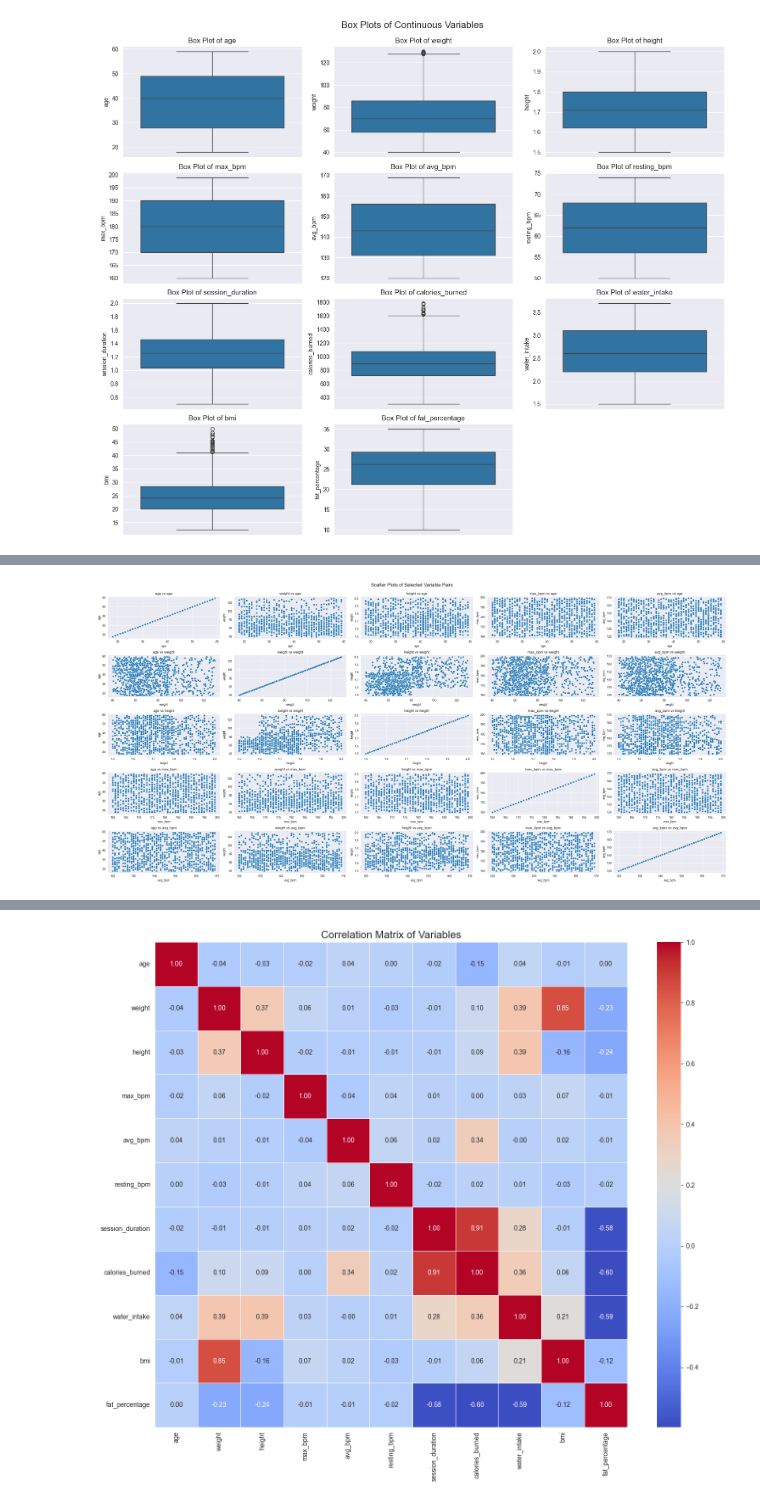
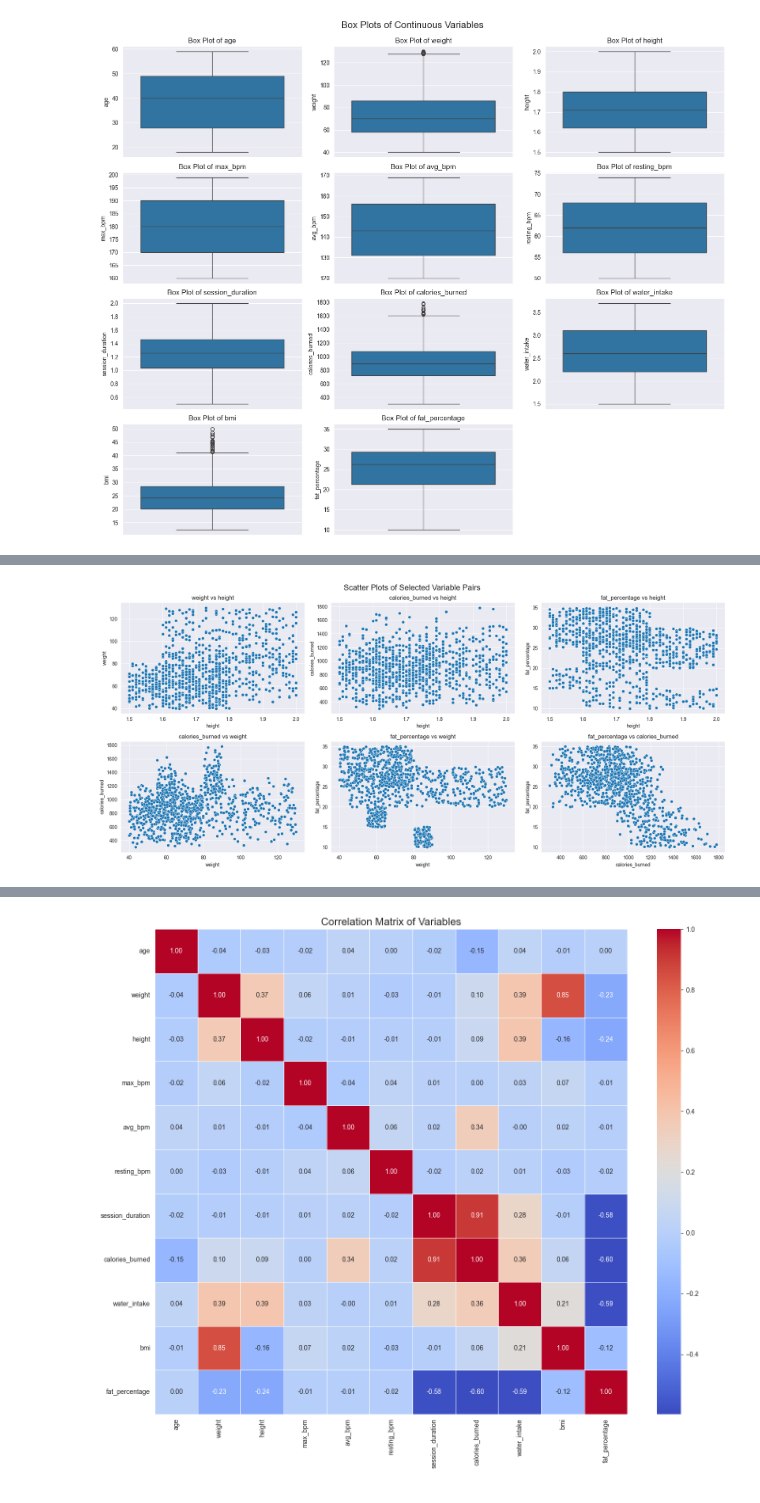
Before and after one commit to ivan-22-3-5/data_analysis_6th_sem, a Jupyter notebook: final-project/final-project.ipynb, the cells around one changed output, grey strips where cells are left out. Drawn from its saved outputs; the diff is of its cells as text; code cells hidden in the pictures.

```diff
--- a/final-project/final-project.ipynb
+++ b/final-project/final-project.ipynb
@@ -34,7 +78,7 @@ The dataset features are already in order
 # %%
 continuous_vars = ['age', 'weight', 'height', 'max_bpm',
-                   'avg_bpm', 'resting_bpm', 'session_duration', 'calories_burned',
-                   'water_intake', 'bmi', 'fat_percentage']
+                   'avg_bpm', 'resting_bpm', 'session_duration',
+                   'calories_burned', 'water_intake', 'bmi', 'fat_percentage']
 
 plt.figure(figsize=(15, 12))
 
@@ -61,10 +182,10 @@ plt.show()
 # %%
-categorical_vars = ['gender', 'workout_type', 'experience_level']
+categorical_vars = ['gender', 'workout_type', 'experience_level', 'workout_frequency']
 
-plt.figure(figsize=(15, 6))
+plt.figure(figsize=(17, 5))
 
 for i, var in enumerate(categorical_vars, 1):
-    plt.subplot(1, 3, i)
+    plt.subplot(1, 4, i)
     sns.countplot(x=df[var])
     plt.title(f'Distribution of {var}')
     plt.tight_layout()
@@ -75,18 +214,22 @@ plt.show()
 # %%
-import itertools
+features = ["height", "weight", "calories_burned", "fat_percentage"]
 
-features = continuous_vars[:-6]
+plt.figure(figsize=(18, 8))
 
-plt.figure(figsize=(30, 14))
+pairs = []
 
-for i, (x, y) in enumerate(itertools.product(features, features), 1):
-    plt.subplot(len(features), len(features), i)
+for i, x in enumerate(features, 1):
+    for y in features[i:]:
+        pairs.append((x, y))
+
+for i, (x, y) in enumerate(pairs, 1):
+    plt.subplot(2, int(len(pairs)/2), i)
     sns.scatterplot(x=df[x], y=df[y])
     plt.title(f'{y} vs {x}')
     plt.xlabel(x)
     plt.ylabel(y)
     plt.tight_layout()
 plt.suptitle('Scatter Plots of Selected Variable Pairs', y=1.02, fontsize=16)
 plt.show()
 # %% [output]
-[figure, old version]
+[figure, new version]
```
Also changed, not shown: parts of 13 cells of this notebook.
